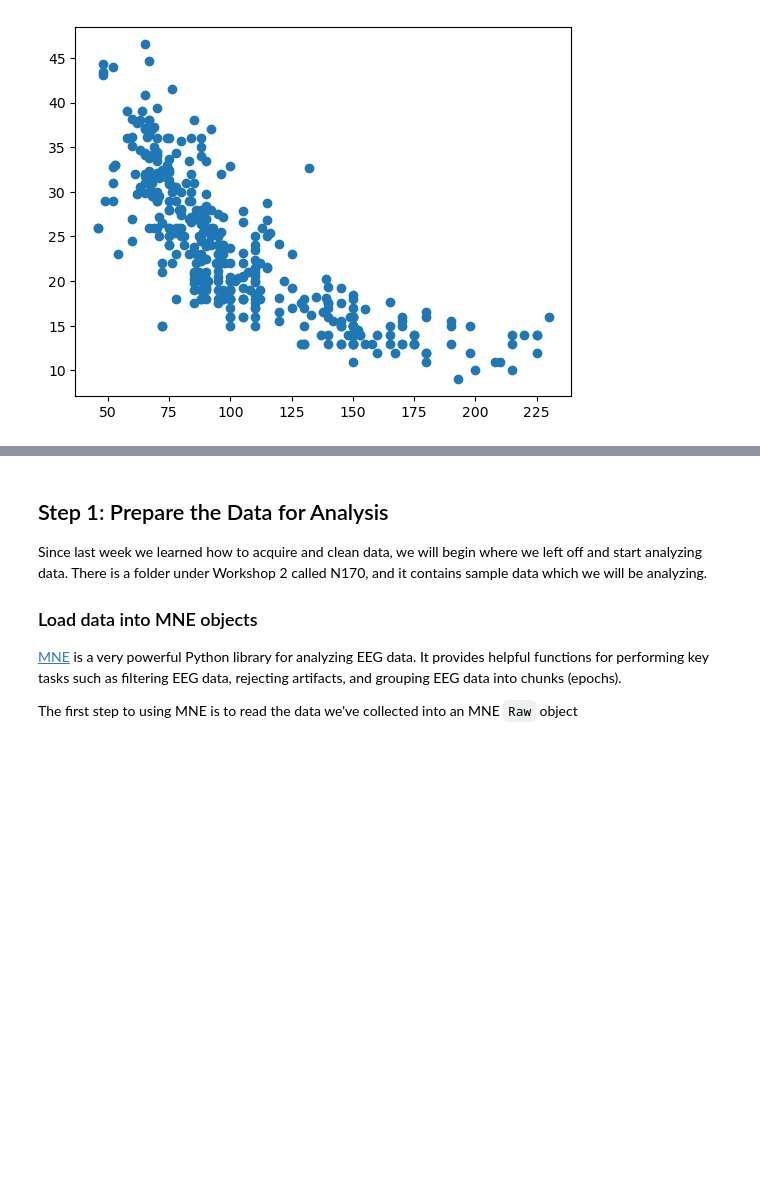
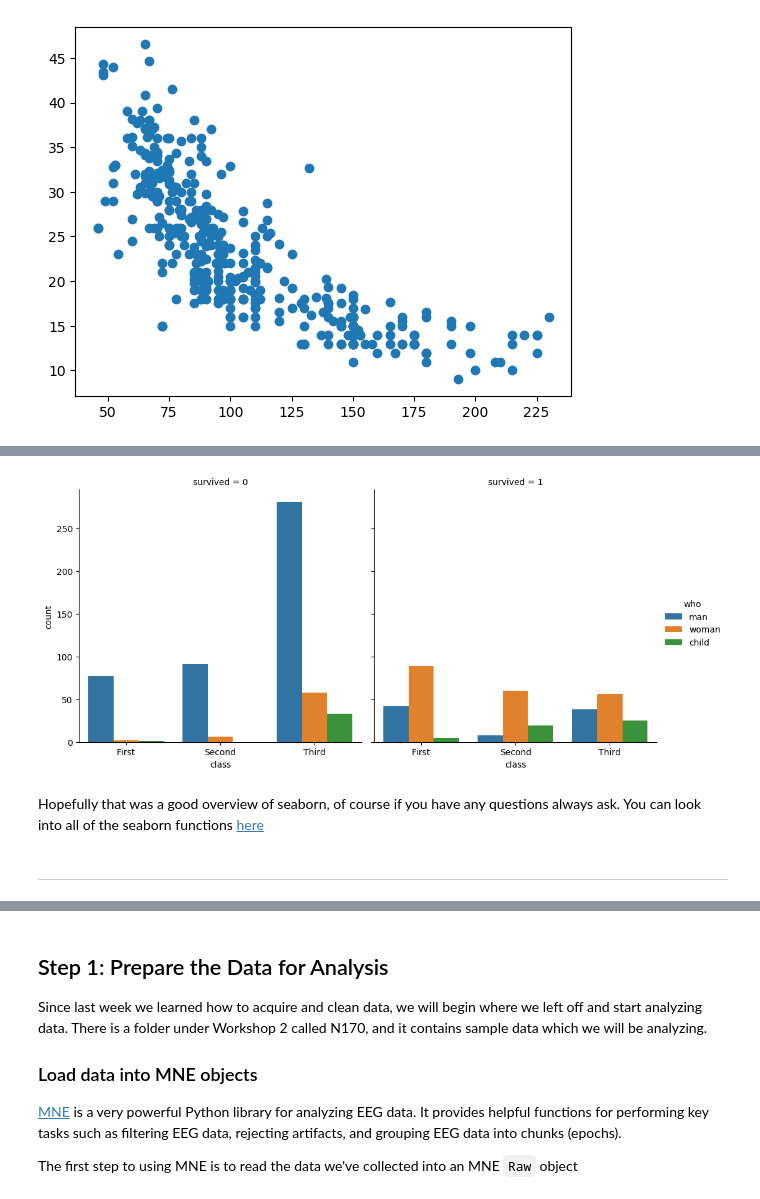
Before and after one commit to neurotech-berkeley/muse-workshops, a Jupyter notebook: Workshops/Workshop 2/W2 Data Visualization.ipynb, the cells around one changed output, grey strips where cells are left out. Saved outputs shown, nothing was run; the diff lists cells and outputs as text; code cells hidden in the pictures; blank space fills up the shorter version.

```diff
--- a/Workshops/Workshop 2/W2 Data Visualization.ipynb
+++ b/Workshops/Workshop 2/W2 Data Visualization.ipynb
@@ -148,0 +140,4 @@ fmri
+# %%
+#Seaborn can even do pandas fucntions too like aggregating and groupby
+titanic = sns.load_dataset("titanic")
+titanic.head()
@@ -149,3 +151,11 @@ fmri
+# %%
+g = sns.catplot(x="class", hue="who", col="survived", data=titanic, kind="count")
+# %% [output]
+[figure, added]
+# %% [markdown]
+Hopefully that was a good overview of seaborn, of course if you have any questions always ask. You can look into all of the seaborn functions [here](https://www.c-sharpcorner.com/article/a-complete-python-seaborn-tutorial/)
+# %% [markdown]
+***
 # %% [markdown]
 # Now let's look at some EEG Data
 ## N170 - Face Recognition
```
Also changed, not shown: parts of 13 cells of this notebook, 2 other files.
